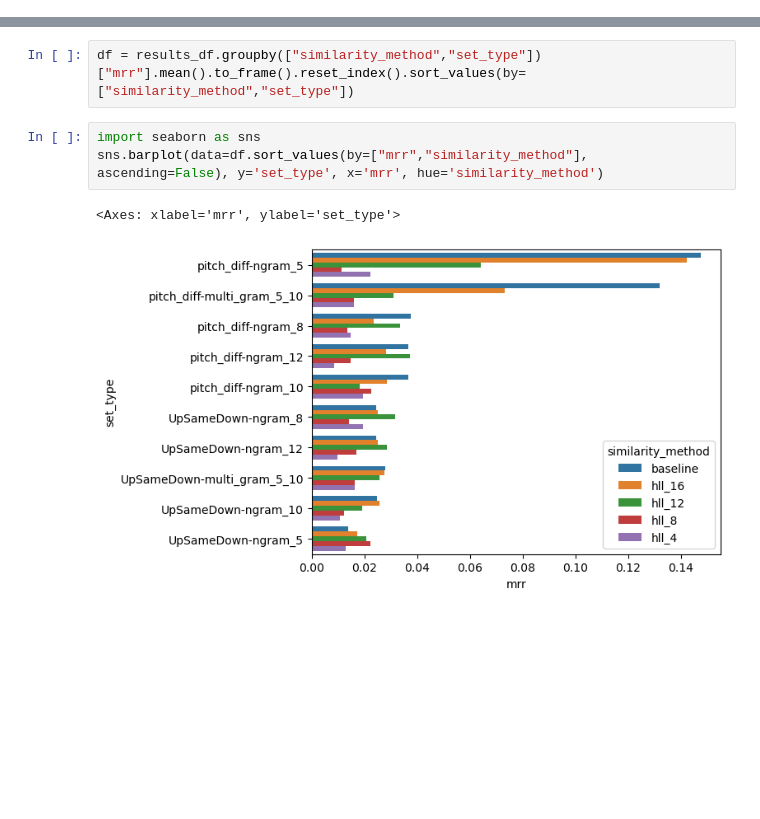
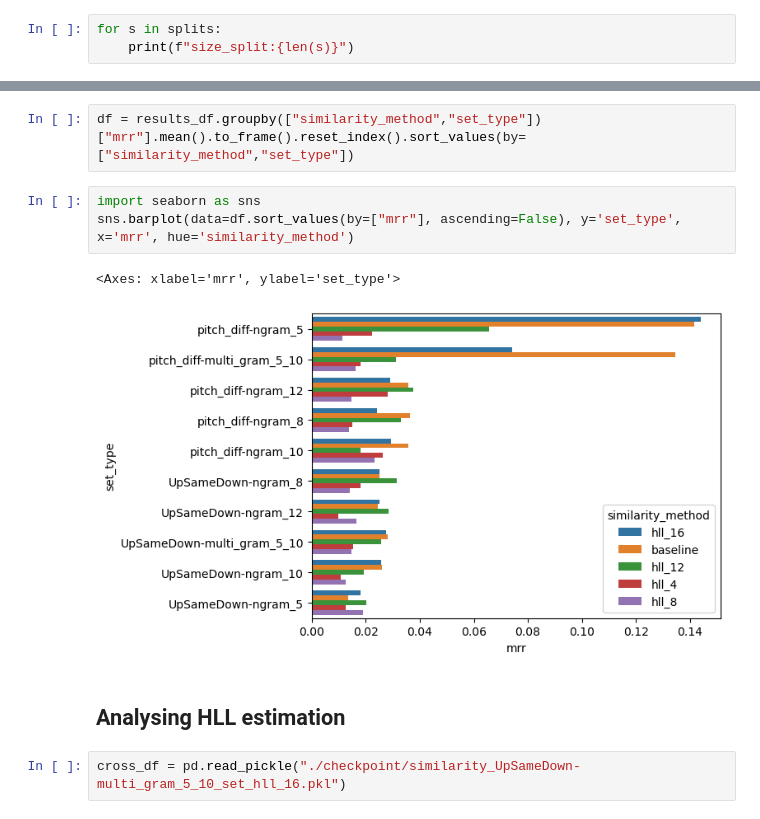
Before and after one commit to arthurlubambo-cct/capstone, a Jupyter notebook: evaluation.ipynb, the cells around one changed output, grey strips where cells are left out. Drawn from its saved outputs; the diff is of its cells as text; blank space fills up the shorter version.

```diff
--- a/evaluation.ipynb
+++ b/evaluation.ipynb
@@ -39 +39,4 @@ shuffled = queries_indexes_df.sample(frac=1, random_state=2345)
 splits = np.array_split(shuffled, 10)
+# %%
+for s in splits:
+    print(f"size_split:{len(s)}")
@@ -159,7 +188,11 @@ results_t_test_df
 df = results_df.groupby(["similarity_method","set_type"])["mrr"].mean().to_frame().reset_index().sort_values(by=["similarity_method","set_type"])
 # %%
 import seaborn as sns
-sns.barplot(data=df.sort_values(by=["mrr","similarity_method"], ascending=False), y='set_type', x='mrr', hue='similarity_method')
+sns.barplot(data=df.sort_values(by=["mrr"], ascending=False), y='set_type', x='mrr', hue='similarity_method')
 # %% [output]
 <Axes: xlabel='mrr', ylabel='set_type'>
-[figure, old version]
+[figure, new version]
+# %% [markdown]
+## Analysing HLL estimation
+# %%
+cross_df = pd.read_pickle("./checkpoint/similarity_UpSameDown-multi_gram_5_10_set_hll_16.pkl")
```
Also changed, not shown: parts of 26 cells of this notebook, 5 other files.
